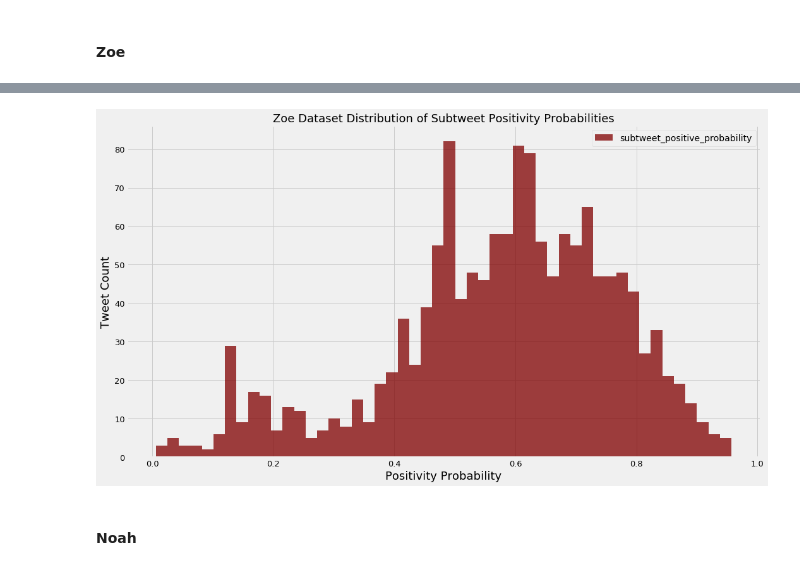
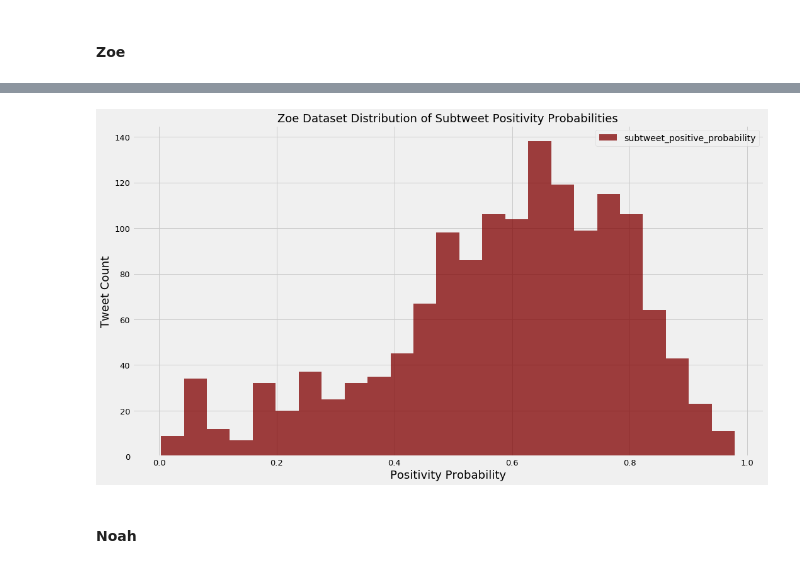
Before and after one commit to segalgouldn/Senior-Project-Subtweets, a Jupyter notebook: development/classifier_creator.ipynb, the cells around one changed output, grey strips where cells are left out. Saved outputs shown, nothing was run; the diff lists cells and outputs as text; code cells hidden in the pictures.

Commit message:
Data and histograms updates.

```diff
--- a/development/classifier_creator.ipynb
+++ b/development/classifier_creator.ipynb
@@ -440,12 +440,12 @@ zoe_df.head()
 # %%
 zoe_df_for_plotting = zoe_df.drop(["tweet"], axis=1)
 # %%
-ax = zoe_df_for_plotting.plot.hist(bins=50, figsize=(16, 9), color="maroon", alpha=0.75, fontsize=13);
+ax = zoe_df_for_plotting.plot.hist(bins=25, figsize=(16, 9), color="maroon", alpha=0.75, fontsize=13);
 ax.set_title("Zoe Dataset Distribution of Subtweet Positivity Probabilities", fontsize=18)
 ax.set_xlabel("Positivity Probability", fontsize=18);
 ax.set_ylabel("Tweet Count", fontsize=18);
 # %% [output]
-[figure, old version]
+[figure, new version]
 # %% [markdown]
 #### Noah
 # %%
```
Also changed, not shown: parts of 21 cells of this notebook, 8 other files.
